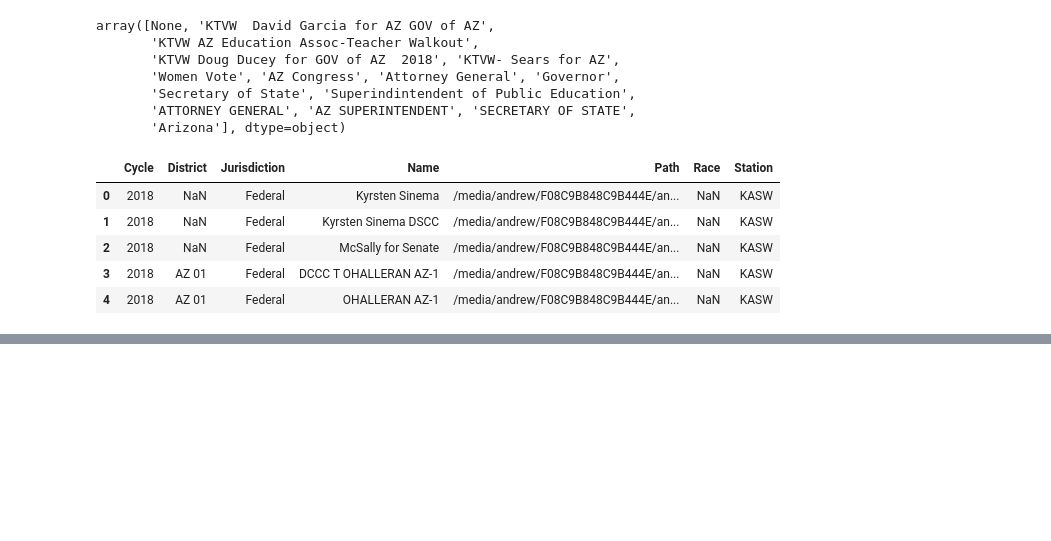
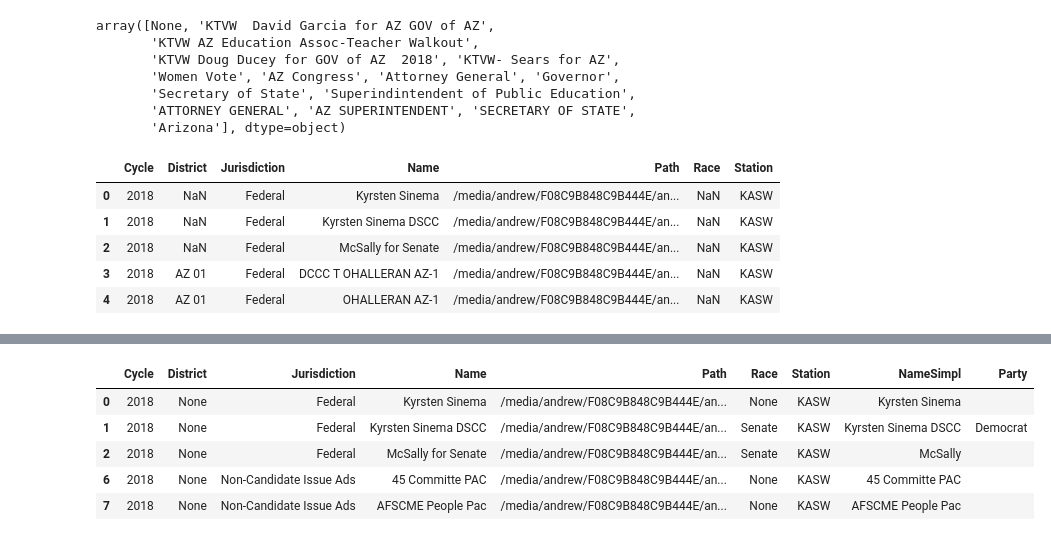
Before and after one commit to and-pulc/fccscraper, a Jupyter notebook: FCCBulkDownload.ipynb, the cells around one changed output, grey strips where cells are left out. Drawn from its saved outputs; the diff is of its cells as text; code cells hidden in the pictures; blank space fills up the shorter version.

```diff
--- a/FCCBulkDownload.ipynb
+++ b/FCCBulkDownload.ipynb
@@ -450,0 +514,9 @@ pz
+# %%
+p[p['District'].isna()].head()
+# %% [output]
+|  | Cycle | District | Jurisdiction | Name | Path | Race | Station | NameSimpl | Party |
+| 0 | 2018 | None | Federal | Kyrsten Sinema | /media/andrew/F08C9B848C9B444E/an... | None | KASW | Kyrsten Sinema |  |
+| 1 | 2018 | None | Federal | Kyrsten Sinema DSCC | /media/andrew/F08C9B848C9B444E/an... | Senate | KASW | Kyrsten Sinema DSCC | Democrat |
+| 2 | 2018 | None | Federal | McSally for Senate | /media/andrew/F08C9B848C9B444E/an... | Senate | KASW | McSally |  |
+| 6 | 2018 | None | Non-Candidate Issue Ads | 45 Committe PAC | /media/andrew/F08C9B848C9B444E/an... | None | KASW | 45 Committe PAC |  |
+| 7 | 2018 | None | Non-Candidate Issue Ads | AFSCME People Pac | /media/andrew/F08C9B848C9B444E/an... | None | KASW | AFSCME People Pac |  |
```
Also changed, not shown: parts of 11 cells of this notebook, 12 other files.
